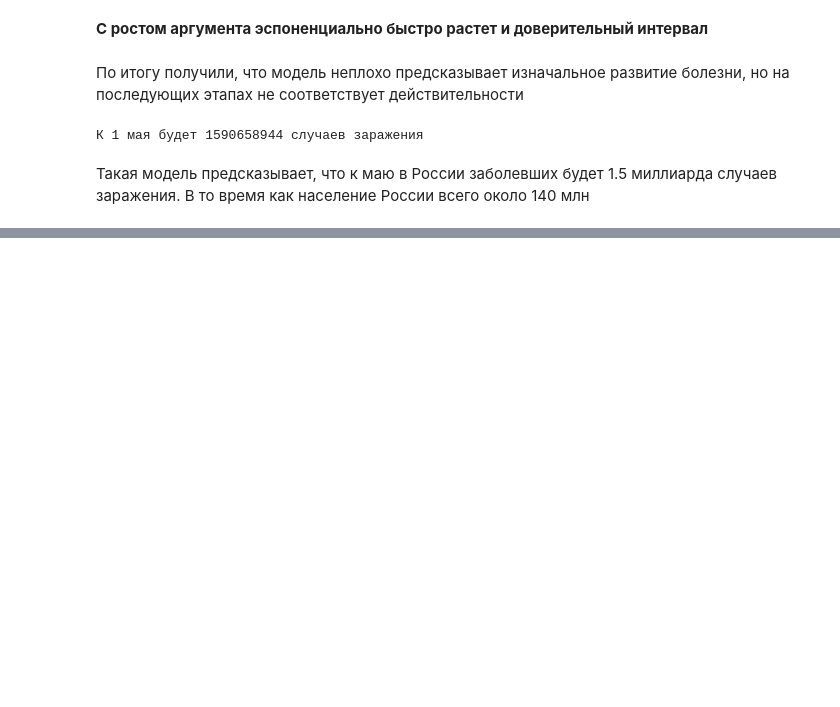
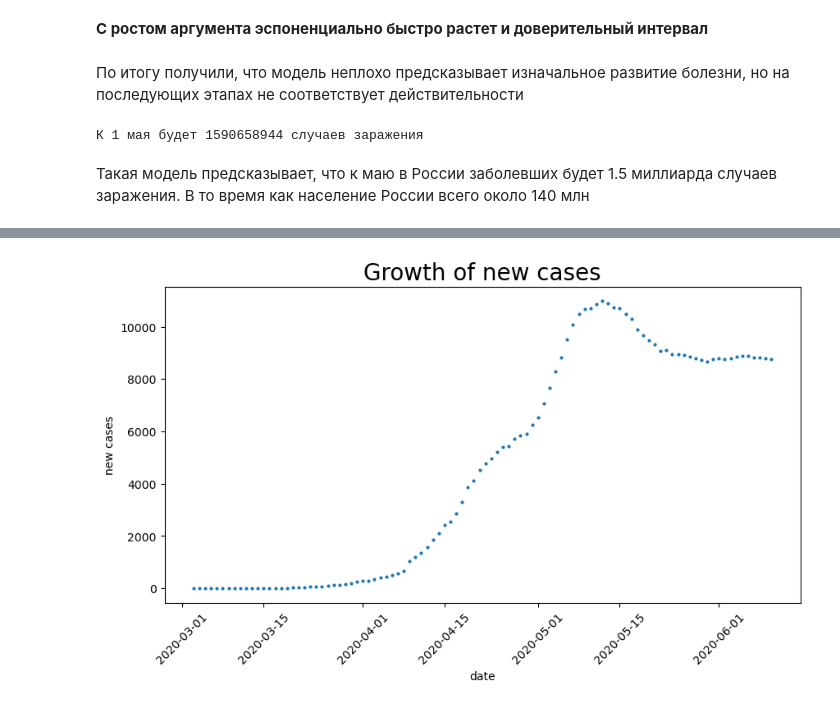
Before and after one commit to SERPSLAYER18/covid-19-prediction, a Jupyter notebook: covid-19.ipynb, the cells around one changed output, grey strips where cells are left out. Drawn from its saved outputs; the diff is of its cells as text; code cells hidden in the pictures; blank space fills up the shorter version.

```diff
--- a/covid-19.ipynb
+++ b/covid-19.ipynb
@@ -299,0 +301,16 @@ print(f'К 1 мая будет {int(exp_model(days).detach().numpy()[0])} слу
+# %%
+start_date = pd.to_datetime("2020-03-03")
+num_days = 70
+num_test = 30
+filtered_df = df[df.date >= start_date][["date", "total_cases", "new_cases", "new_cases_smoothed"]][:num_days + num_test]
+filtered_train = filtered_df[:num_days]
+filtered_test = filtered_df[num_days:num_days+num_test]
+# %%
+fig = plt.figure(figsize=(10, 5))
+plt.plot(filtered_df.set_index(filtered_df.date).new_cases_smoothed, "o", markersize=2)
+plt.xticks(rotation=45)
+plt.xlabel("date")
+plt.ylabel("new cases")
+plt.title("Growth of new cases", size=20);
+# %% [output]
+[figure, added]
```
Also changed, not shown: parts of 21 cells of this notebook.
